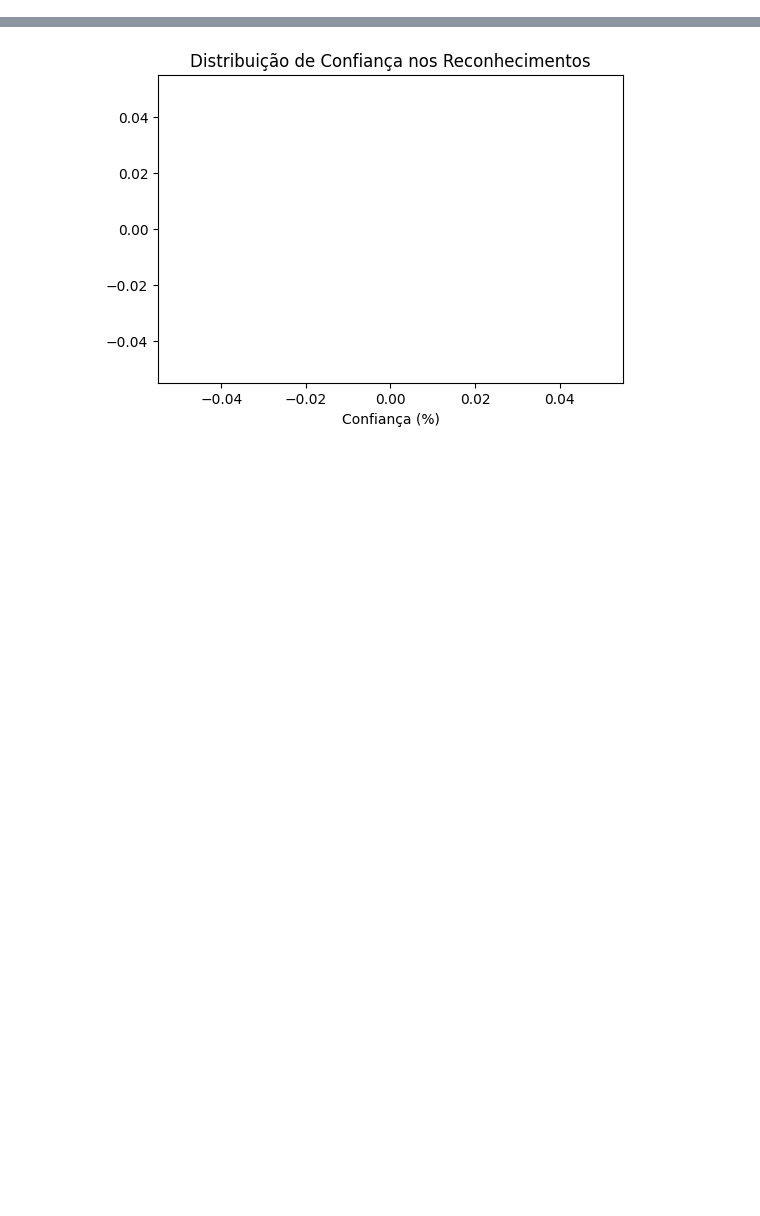
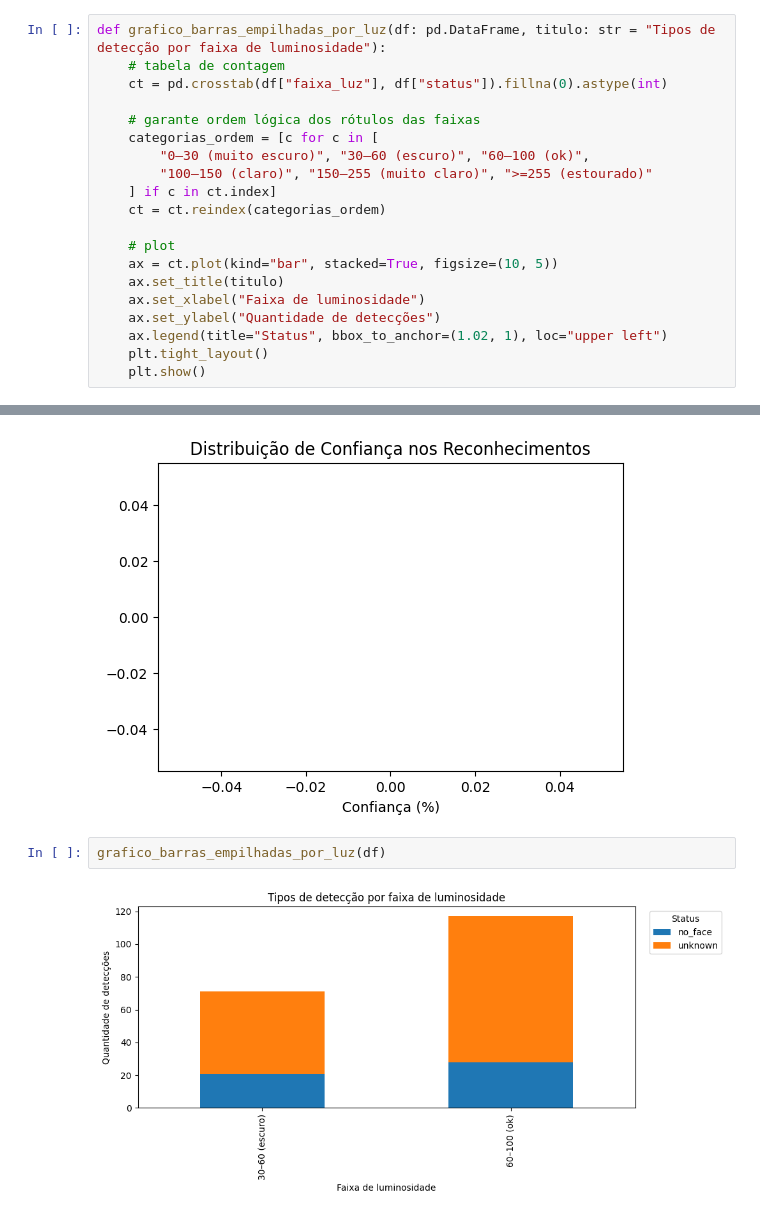
Before and after one commit to ToxicOtter/teste-tcc, a Jupyter notebook: analise.ipynb, the cells around one changed output, grey strips where cells are left out. Saved outputs shown, nothing was run; the diff lists cells and outputs as text; blank space fills up the shorter version.

```diff
--- a/analise.ipynb
+++ b/analise.ipynb
@@ -34,0 +50,20 @@ def ler_log_para_dataframe(caminho_log):
+# %%
+def grafico_barras_empilhadas_por_luz(df: pd.DataFrame, titulo: str = "Tipos de detecção por faixa de luminosidade"):
+    # tabela de contagem
+    ct = pd.crosstab(df["faixa_luz"], df["status"]).fillna(0).astype(int)
+
+    # garante ordem lógica dos rótulos das faixas
+    categorias_ordem = [c for c in [
+        "0–30 (muito escuro)", "30–60 (escuro)", "60–100 (ok)",
+        "100–150 (claro)", "150–255 (muito claro)", ">=255 (estourado)"
+    ] if c in ct.index]
+    ct = ct.reindex(categorias_ordem)
+
+    # plot
+    ax = ct.plot(kind="bar", stacked=True, figsize=(10, 5))
+    ax.set_title(titulo)
+    ax.set_xlabel("Faixa de luminosidade")
+    ax.set_ylabel("Quantidade de detecções")
+    ax.legend(title="Status", bbox_to_anchor=(1.02, 1), loc="upper left")
+    plt.tight_layout()
+    plt.show()
@@ -69,3 +135,7 @@ plt.xlabel('Confiança (%)')
 plt.show()
 # %% [output]
 [figure]
+# %%
+grafico_barras_empilhadas_por_luz(df)
+# %% [output]
+[figure, added]
```
Also changed, not shown: parts of 7 cells of this notebook.
